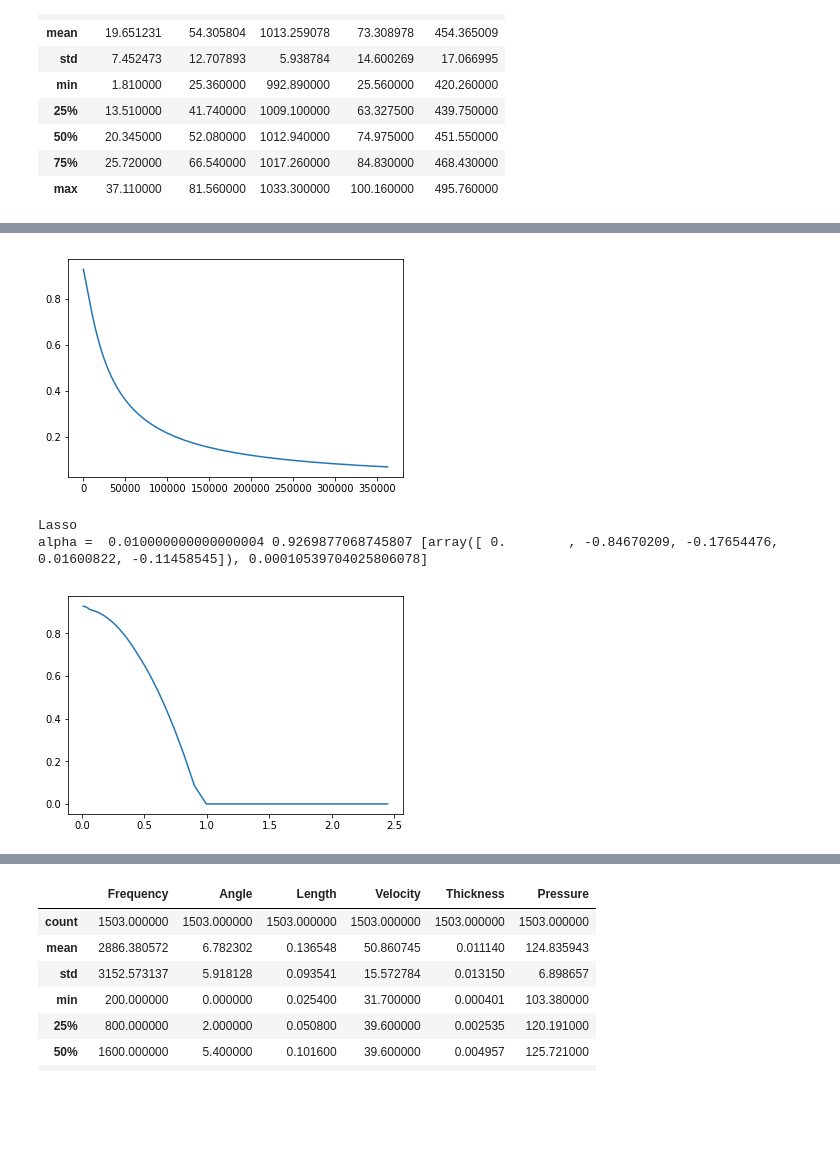
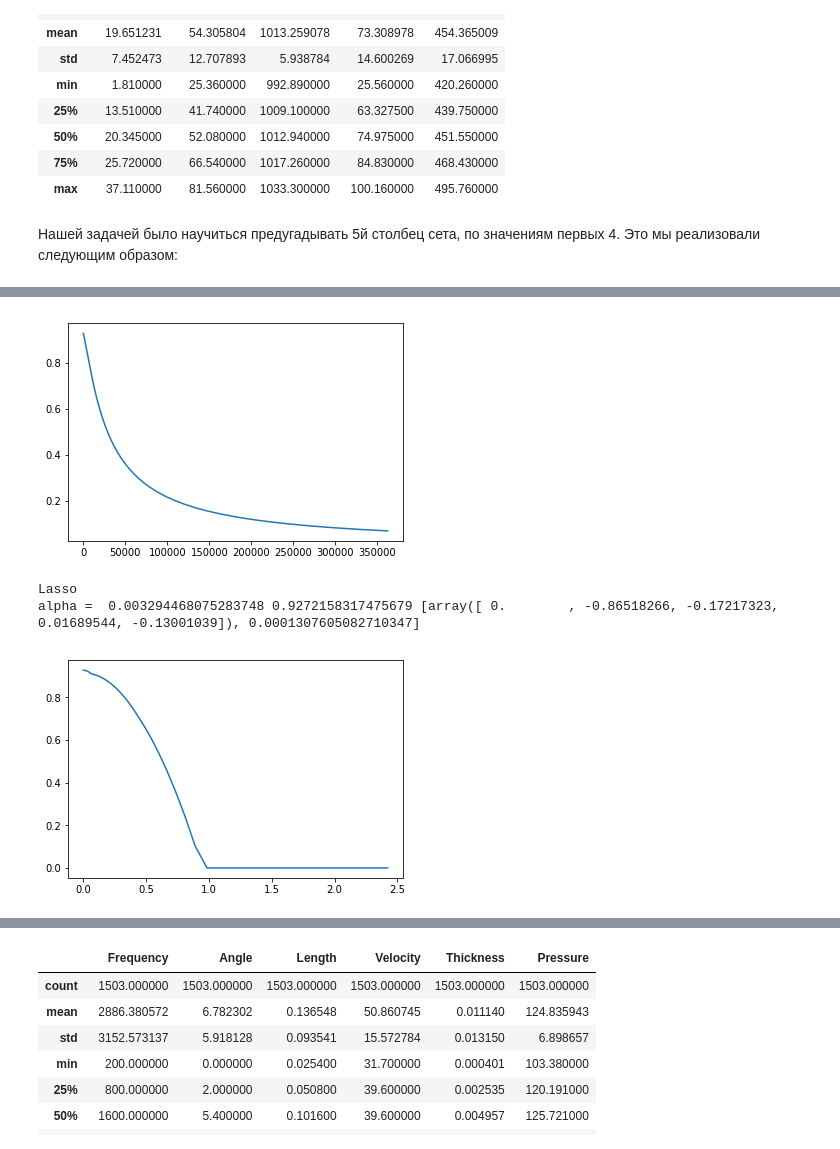
Before and after one commit to rogday/date-saens, a Jupyter notebook: Lab4/Lab4.ipynb, the cells around one changed output, grey strips where cells are left out. Drawn from its saved outputs; the diff is of its cells as text; code cells hidden in the pictures; blank space fills up the shorter version.

```diff
--- a/Lab4/Lab4.ipynb
+++ b/Lab4/Lab4.ipynb
@@ -31,6 +30,8 @@ ElectricityRaw.describe()
 | 50% | 20.345000 | 52.080000 | 1012.940000 | 74.975000 | 451.550000 |
 | 75% | 25.720000 | 66.540000 | 1017.260000 | 84.830000 | 468.430000 |
 | max | 37.110000 | 81.560000 | 1033.300000 | 100.160000 | 495.760000 |
+# %% [markdown]
+Нашей задачей было научиться предугадывать 5й столбец сета, по значениям первых 4. Это мы реализовали следующим образом:
 # %%
 def analyse(DataSet, deg, ridge, lasso):
     scaler = StandardScaler(copy = False)
@@ -75,6 +76,6 @@ def analyse(DataSet, deg, ridge, lasso):
     check(Ridge(), ridge[0], ridge[1])
     check(Lasso(), lasso[0], lasso[1])
 
-analyse(DataSet = ElectricityRaw.values, deg = 1, ridge = [1, 400_000], lasso = [0.01, 2.5])
+analyse(DataSet = ElectricityRaw.values, deg = 1, ridge = [1, 400_000], lasso = [0.000001, 2.5])
 # %% [output]
 LinearRegression
@@ -85,4 +86,4 @@ alpha =  44.701184493300836 0.9273537552614651 [array([ 0.        , -0.84242055,
 [figure]
 Lasso
-alpha =  0.010000000000000004 0.9269877068745807 [array([ 0.        , -0.84670209, -0.17654476,  0.01600822, -0.11458545]), 0.00010539704025806078]
+alpha =  0.003294468075283748 0.9272158317475679 [array([ 0.        , -0.86518266, -0.17217323,  0.01689544, -0.13001039]), 0.0001307605082710347]
-[figure, old version]
+[figure, new version]
```
Also changed, not shown: parts of 8 cells of this notebook, 1 other file.
